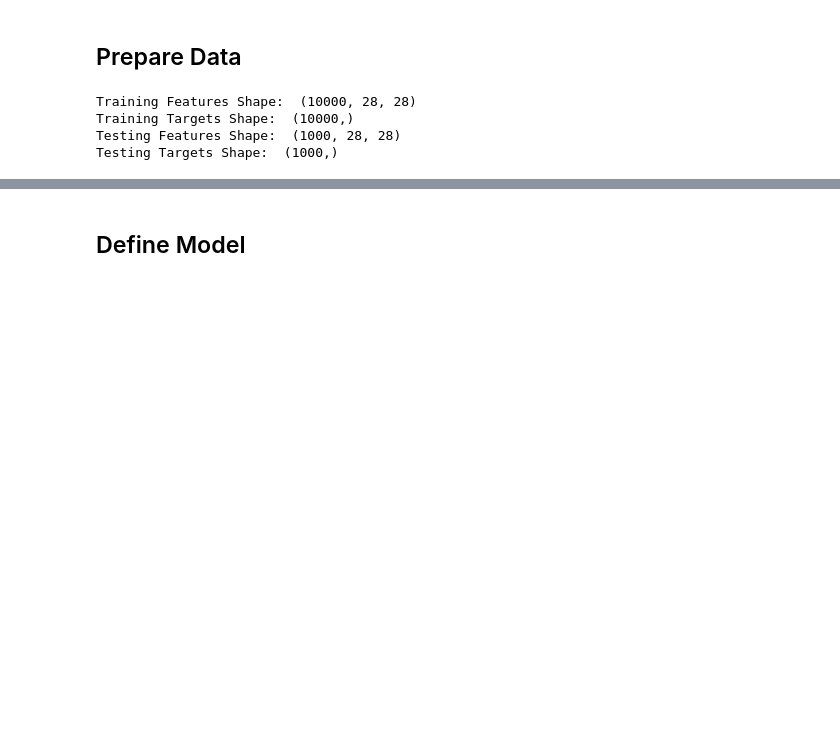
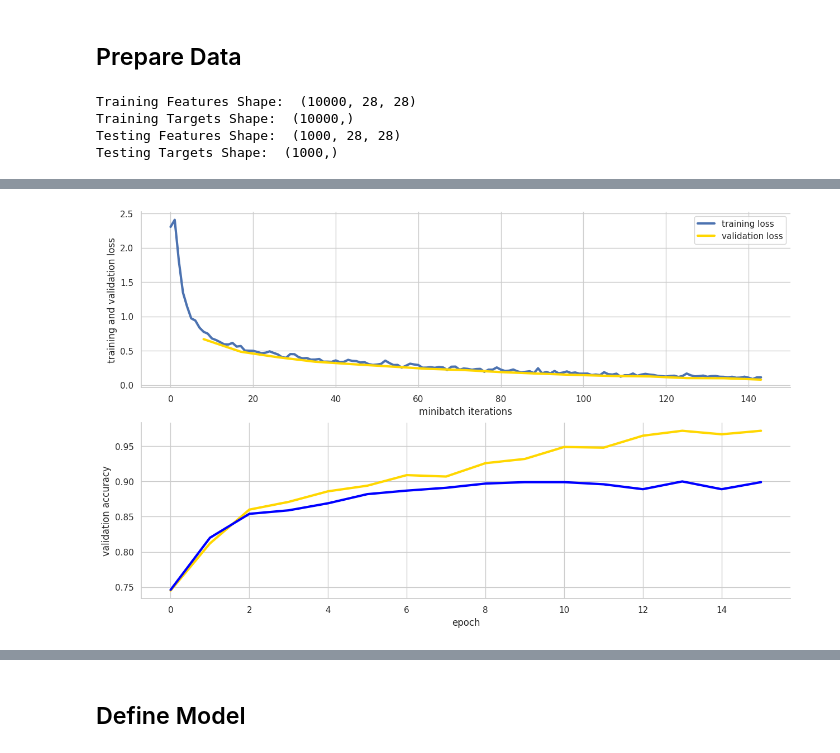
Before and after one commit to ForestTschirhart/PHYS417-SP25, a Jupyter notebook: lab_4/Lab_4_ForestTschirhart.ipynb, the cells around one changed output, grey strips where cells are left out. Cells and saved outputs as stored; diff of their text form; code cells hidden in the pictures; blank space fills up the shorter version.

```diff
--- a/lab_4/Lab_4_ForestTschirhart.ipynb
+++ b/lab_4/Lab_4_ForestTschirhart.ipynb
@@ -74,3 +87,7 @@ test_features = scaler.transform(test_features)
+# %%
+Image('validation_testing_discrepancy.png', width = 700)
+# %% [output]
+[figure, added]
 # %%
 # Take the first 1000 (or randomly select 1000) training features and targets as validation set
 
```
Also changed, not shown: parts of 16 cells of this notebook, 5 other files.
